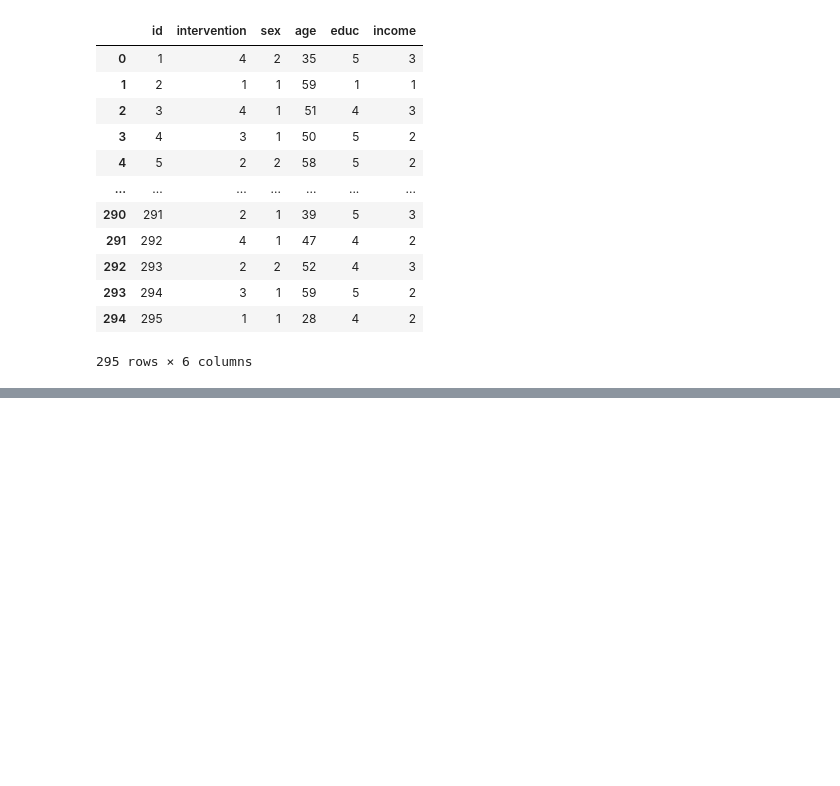
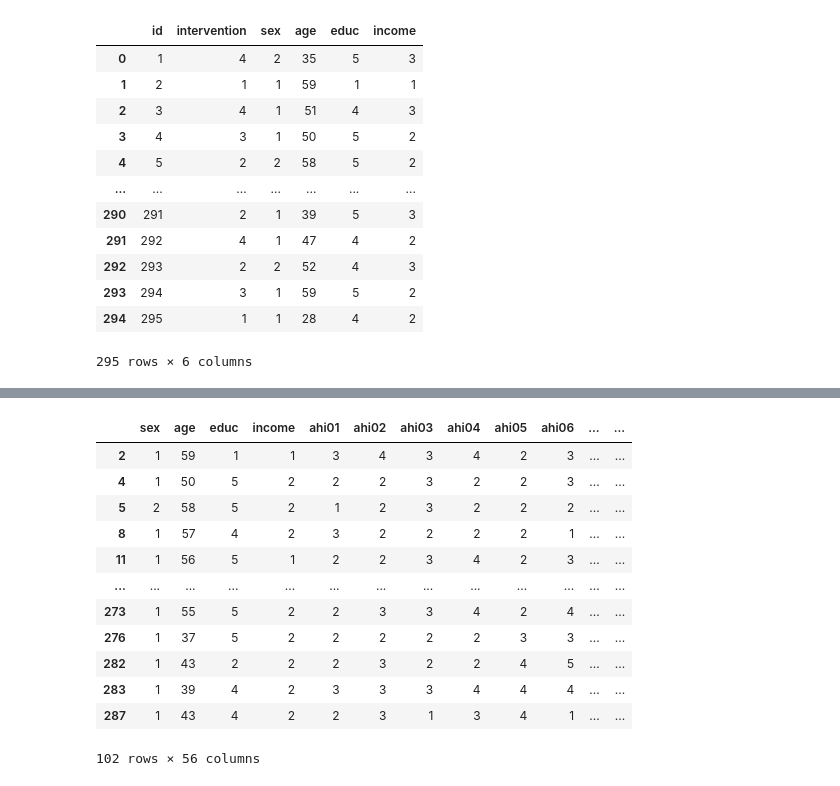
Before and after one commit to guilhermedias/tcc, a Jupyter notebook: codigo/decision-tree.ipynb, the cells around one changed output, grey strips where cells are left out. Drawn from its saved outputs; the diff is of its cells as text; code cells hidden in the pictures; blank space fills up the shorter version.

```diff
--- a/codigo/decision-tree.ipynb
+++ b/codigo/decision-tree.ipynb
@@ -17,3 +242,10 @@ participant_info
 | 293 | 294 | 3 | 1 | 59 | 5 | 2 |
 | 294 | 295 | 1 | 1 | 28 | 4 | 2 |
 295 rows × 6 columns
+# %%
+demographics = demographics.set_index('id')
+
+demographics = \
+    demographics.rename_axis(index=None)
+
+demographics
@@ -19,0 +266,3 @@ participant_info
+# %%
+demographics = demographics.drop(columns=['intervention'])
+demographics
@@ -19,0 +283,3 @@ participant_info
+# %%
+data = demographics.join(measurements_pre_post_intervention, how='inner')
+data
@@ -19,0 +300,3 @@ participant_info
+# %%
+data = data.query('intervention != 4')
+data
@@ -19,0 +317,17 @@ participant_info
+# %%
+data = data.drop(columns=['intervention'])
+data
+# %% [output]
+|  | sex | age | educ | income | ahi01 | ahi02 | ahi03 | ahi04 | ahi05 | ahi06 | ... | ... |
+| 2 | 1 | 59 | 1 | 1 | 3 | 4 | 3 | 4 | 2 | 3 | ... | ... |
+| 4 | 1 | 50 | 5 | 2 | 2 | 2 | 3 | 2 | 2 | 3 | ... | ... |
+| 5 | 2 | 58 | 5 | 2 | 1 | 2 | 3 | 2 | 2 | 2 | ... | ... |
+| 8 | 1 | 57 | 4 | 2 | 3 | 2 | 2 | 2 | 2 | 1 | ... | ... |
+| 11 | 1 | 56 | 5 | 1 | 2 | 2 | 3 | 4 | 2 | 3 | ... | ... |
+| ... | ... | ... | ... | ... | ... | ... | ... | ... | ... | ... | ... | ... |
+| 273 | 1 | 55 | 5 | 2 | 2 | 3 | 3 | 4 | 2 | 4 | ... | ... |
+| 276 | 1 | 37 | 5 | 2 | 2 | 2 | 2 | 2 | 3 | 3 | ... | ... |
+| 282 | 1 | 43 | 2 | 2 | 2 | 3 | 2 | 2 | 4 | 5 | ... | ... |
+| 283 | 1 | 39 | 4 | 2 | 3 | 3 | 3 | 4 | 4 | 4 | ... | ... |
+| 287 | 1 | 43 | 4 | 2 | 2 | 3 | 1 | 3 | 4 | 1 | ... | ... |
+102 rows × 56 columns
```
Also changed, not shown: parts of 18 cells of this notebook.
